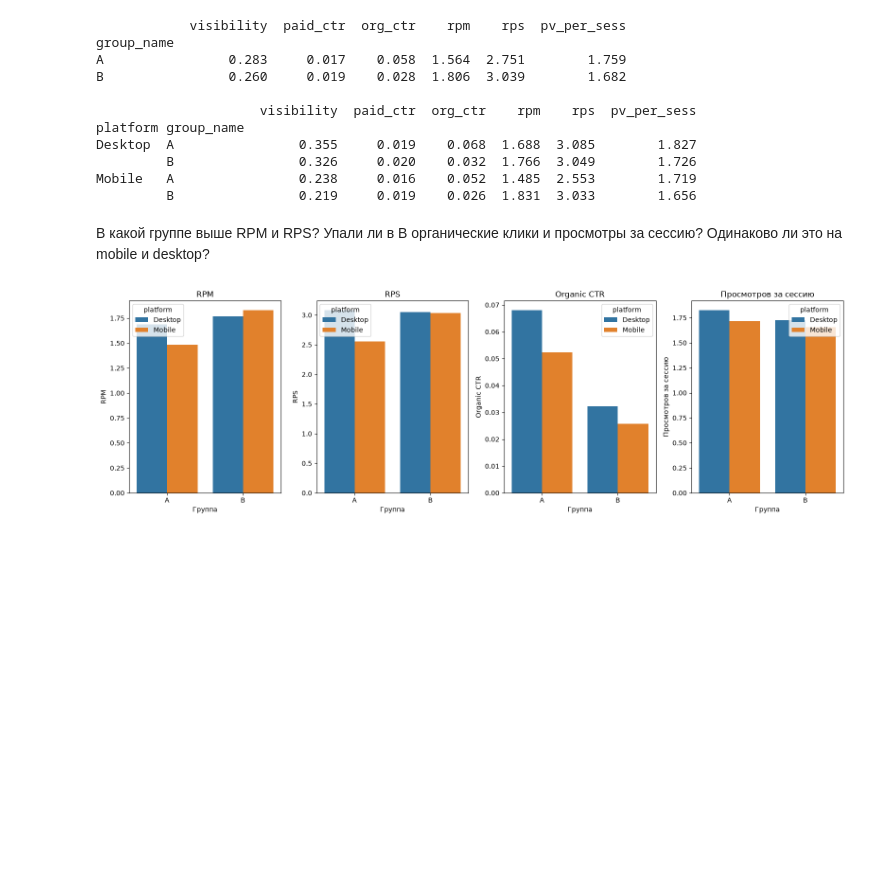
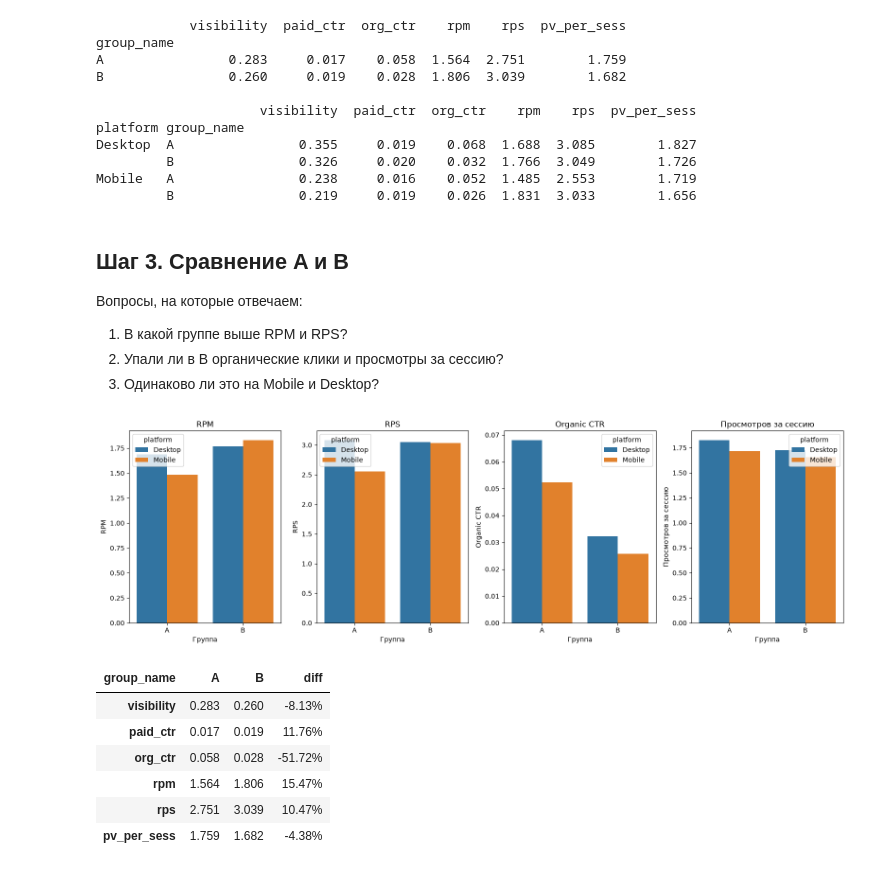
Before and after one commit to liho-o/Data-Analysis, a Jupyter notebook: news_portal-ab-analysis/main.ipynb, the cells around one changed output. Cells and saved outputs as stored; diff of their text form; code cells hidden in the pictures; blank space fills up the shorter version.

```diff
--- a/news_portal-ab-analysis/main.ipynb
+++ b/news_portal-ab-analysis/main.ipynb
@@ -144,28 +152,46 @@ Desktop  A                0.355     0.019    0.068  1.688  3.085        1.827
 Mobile   A                0.238     0.016    0.052  1.485  2.553        1.719
          B                0.219     0.019    0.026  1.831  3.033        1.656
 # %% [markdown]
-В какой группе выше RPM и RPS?
-Упали ли в B органические клики и просмотры за сессию?
-Одинаково ли это на mobile и desktop?
+## Шаг 3. Сравнение A и B
+
+Вопросы, на которые отвечаем:
+1. В какой группе выше RPM и RPS?
+2. Упали ли в B органические клики и просмотры за сессию?
+3. Одинаково ли это на Mobile и Desktop?
 # %%
+import os
 import seaborn as sns
 import matplotlib.pyplot as plt
 
 plot_df = ab_by_platform.reset_index()
 fig, axes = plt.subplots(1, 4, figsize=(16, 5))
 
 metrics_to_plot = [
     ('rpm', 'RPM'),
     ('rps', 'RPS'),
     ('org_ctr', 'Organic CTR'),
     ('pv_per_sess', 'Просмотров за сессию'),
 ]
 
 for ax, (col, title) in zip(axes, metrics_to_plot):
     sns.barplot(data=plot_df, x='group_name', y=col, hue='platform', ax=ax)
     ax.set(title=title, xlabel='Группа', ylabel=title)
 
 plt.tight_layout()
+os.makedirs('images', exist_ok=True)
+plt.savefig('images/metrics_by_platform.png', dpi=150, bbox_inches='tight')
 plt.show()
+
+
+transposed_a_b = ab_global.transpose().round(3)
+transposed_a_b['diff'] = round((transposed_a_b['B'] / transposed_a_b['A'] - 1 )* 100, 2).astype('str') + '%'
+transposed_a_b
 # %% [output]
 [figure]
+| group_name | A | B | diff |
+| visibility | 0.283 | 0.260 | -8.13% |
+| paid_ctr | 0.017 | 0.019 | 11.76% |
+| org_ctr | 0.058 | 0.028 | -51.72% |
+| rpm | 1.564 | 1.806 | 15.47% |
+| rps | 2.751 | 3.039 | 10.47% |
+| pv_per_sess | 1.759 | 1.682 | -4.38% |
```
Also changed, not shown: parts of 10 cells of this notebook, 5 other files.
